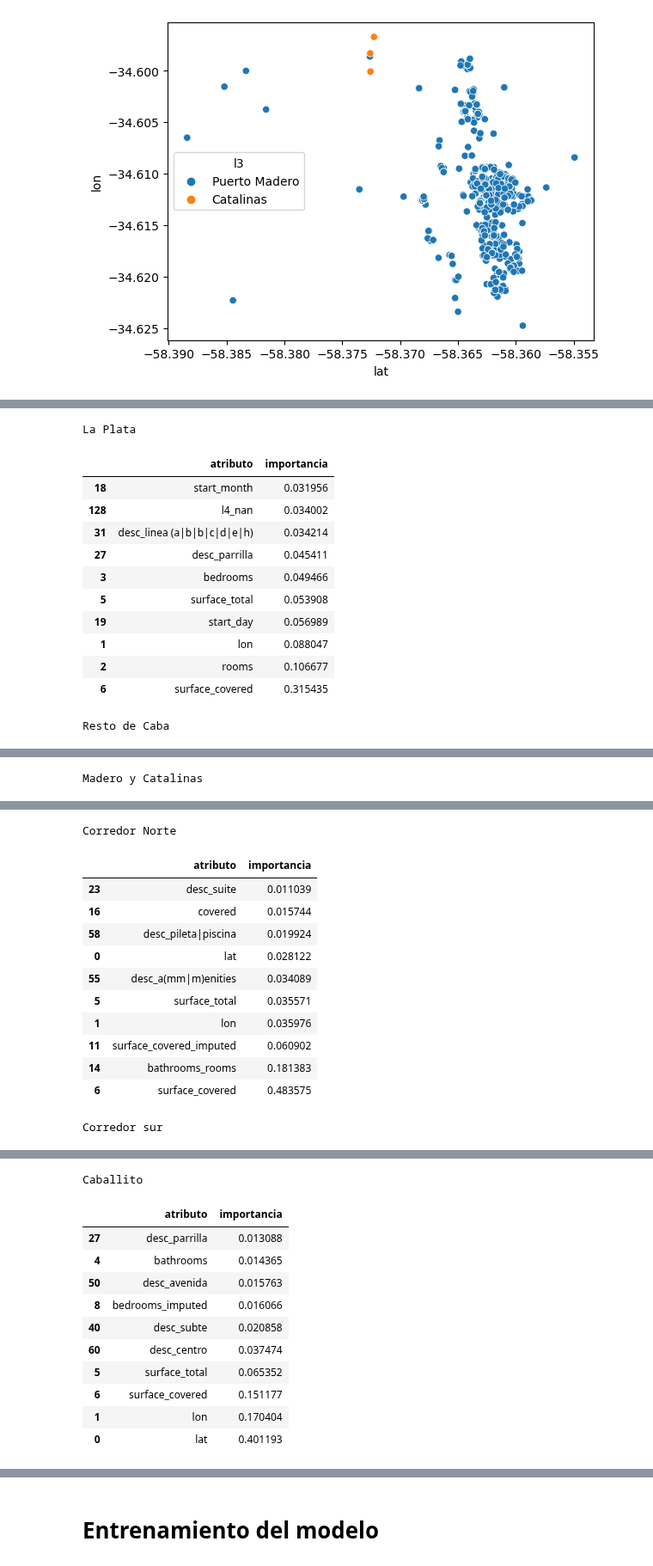
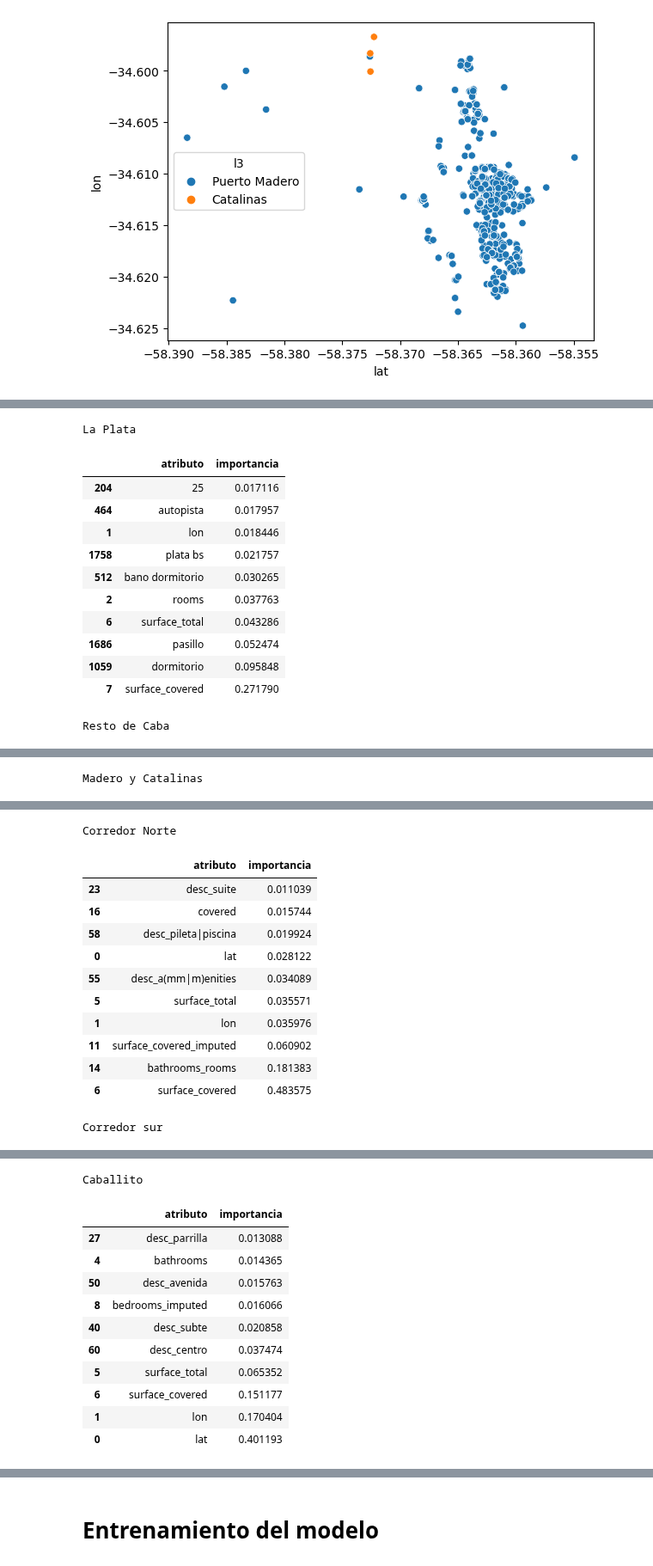
Before and after one commit to josesg998/competencia_properati, a Jupyter notebook: TP_Individual.ipynb, the cells around one changed output, grey strips where cells are left out. Shown at 86% size. Saved outputs shown, nothing was run; the diff lists cells and outputs as text; code cells hidden in the pictures.

Commit message:
score: 75566.13007, agregué tokenización de pto madero, LP y corr sur (tarda 6 min)

```diff
--- a/TP_Individual.ipynb
+++ b/TP_Individual.ipynb
@@ -539,0 +545,24 @@ def limpiar_fold(X_train, y_train, X_test):
+# %%
+def tokenizacion(df_test,df_train,columna):
+    df = pd.concat((df_test,df_train),axis=0)
+
+    df[columna] = df[columna].fillna('NA')
+
+    nlp = spacy.load("es_core_news_sm")
+    stopwords = nlp.Defaults.stop_words
+
+    df[columna+'_tok'] = df[columna].apply(lambda texto: [token.text for token in nlp(texto)])
+    df[columna+'_tok'] = df[columna+'_tok'].apply(lambda texto: [token for token in texto if token not in stopwords])
+    df[columna] = df[columna+'_tok'].str.join(' ')
+
+    vectorizer = CountVectorizer(ngram_range=(1, 3), min_df=0.005, max_df=0.7, strip_accents='ascii', max_features=2000)
+    vectorized_data = vectorizer.fit_transform(df[columna])
+
+    count_df = pd.DataFrame(vectorized_data.toarray(), columns=vectorizer.get_feature_names_out(), index=df.index)
+
+    df = pd.concat((df,count_df),axis=1)
+
+    df_train = df[~df.price.isnull()]
+    df_test = df[df.price.isnull()]
+
+    return df_test, df_train
@@ -539,0 +612,13 @@ def limpiar_fold(X_train, y_train, X_test):
+# %%
+print("La Plata")
+df_test_la_plata, df_train_la_plata             = tokenizacion(df_test_la_plata,df_train_la_plata,'description')
+# print("Resto de Caba")
+# df_test_caba, df_train_caba                     = tokenizacion(df_test_caba,df_train_caba,'title')
+print("Madero y Catalinas")
+df_test_madero, df_train_madero                 = tokenizacion(df_test_madero,df_train_madero,'description')
+# print("Corredor Norte")
+# df_test_corredor_norte, df_train_corredor_norte = tokenizacion(df_test_corredor_norte,df_train_corredor_norte,'description')
+print("Corredor sur")
+df_test_corredor_sur, df_train_corredor_sur     = tokenizacion(df_test_corredor_sur,df_train_corredor_sur,'description')
+# print("Caballito")
+# df_test_caballito, df_train_caballito           = tokenizacion(df_test_caballito,df_train_caballito,'description')
@@ -540,30 +629,32 @@ def limpiar_fold(X_train, y_train, X_test):
 # %%
 print("La Plata")
 df_test_la_plata, df_train_la_plata = filtrado_columnas(df_test_la_plata,df_train_la_plata)
 print("Resto de Caba")
 df_test_caba, df_train_caba = filtrado_columnas(df_test_caba,df_train_caba)
 print("Madero y Catalinas")
 df_test_madero, df_train_madero = filtrado_columnas(df_test_madero,df_train_madero)
 print("Corredor Norte")
 df_test_corredor_norte, df_train_corredor_norte = filtrado_columnas(df_test_corredor_norte,df_train_corredor_norte)
 print("Corredor sur")
 df_test_corredor_sur, df_train_corredor_sur = filtrado_columnas(df_test_corredor_sur,df_train_corredor_sur)
 print("Caballito")
 df_test_caballito, df_train_caballito = filtrado_columnas(df_test_caballito,df_train_caballito)
-print("Noroeste")
-df_test_noroeste, df_train_noroeste = filtrado_columnas(df_test_noroeste,df_train_noroeste)
+# print("Noroeste")
+# df_test_noroeste, df_train_noroeste = filtrado_columnas(df_test_noroeste,df_train_noroeste)
+# print("Centro")
+# df_test_centro, df_train_centro = filtrado_columnas(df_test_centro,df_train_centro)
 # %% [output]
 La Plata
 |  | atributo | importancia |
-| 18 | start_month | 0.031956 |
-| 128 | l4_nan | 0.034002 |
-| 31 | desc_linea (a|b|b|c|d|e|h) | 0.034214 |
-| 27 | desc_parrilla | 0.045411 |
-| 3 | bedrooms | 0.049466 |
-| 5 | surface_total | 0.053908 |
-| 19 | start_day | 0.056989 |
-| 1 | lon | 0.088047 |
-| 2 | rooms | 0.106677 |
-| 6 | surface_covered | 0.315435 |
+| 204 | 25 | 0.017116 |
+| 464 | autopista | 0.017957 |
+| 1 | lon | 0.018446 |
+| 1758 | plata bs | 0.021757 |
+| 512 | bano dormitorio | 0.030265 |
+| 2 | rooms | 0.037763 |
+| 6 | surface_total | 0.043286 |
+| 1686 | pasillo | 0.052474 |
+| 1059 | dormitorio | 0.095848 |
+| 7 | surface_covered | 0.271790 |
 Resto de Caba
 |  | atributo | importancia |
```
Also changed, not shown: parts of 14 cells of this notebook, 1 other file.
